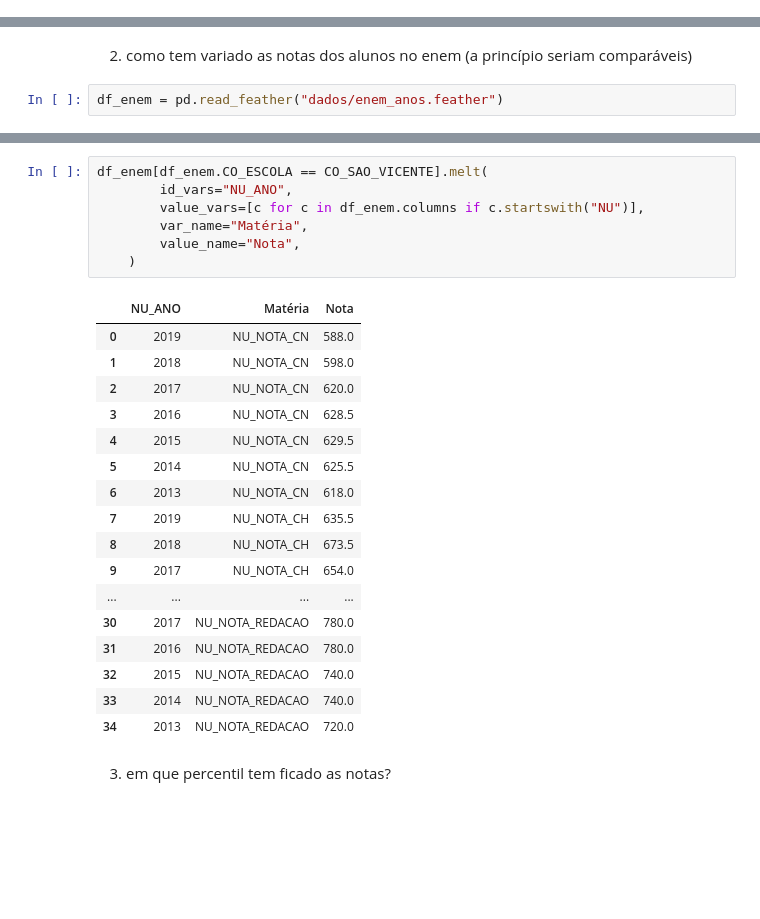
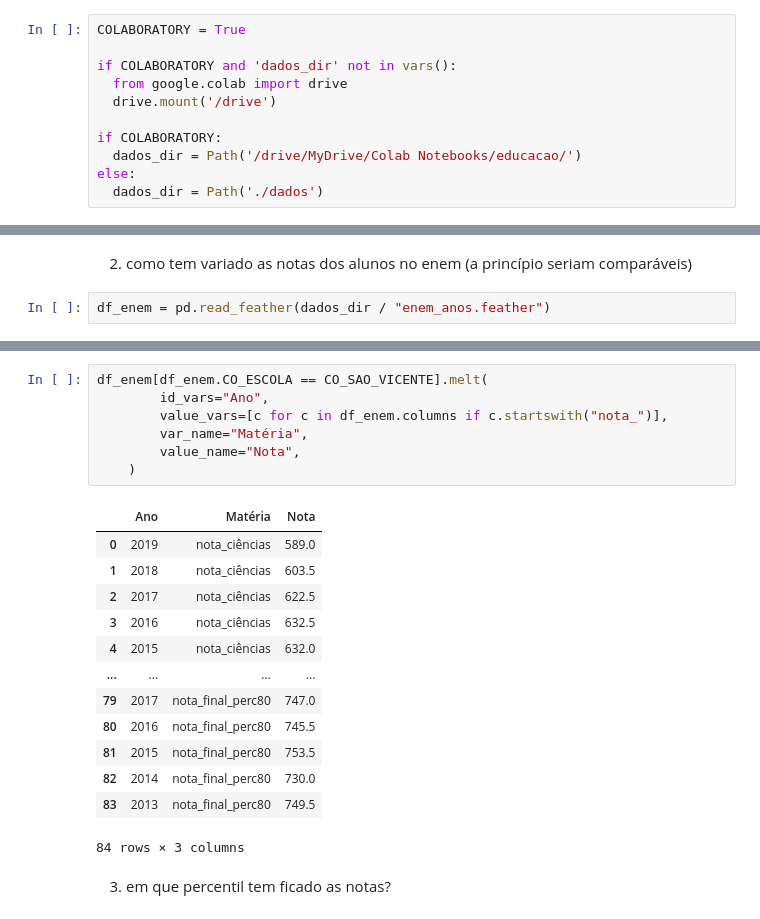
Before and after one commit to pauloneves/educacao, a Jupyter notebook: 07_csvp_altair.ipynb, the cells around one changed output, grey strips where cells are left out. Cells and saved outputs as stored; diff of their text form; blank space fills up the shorter version.

Commit message:
Adapta código para colaboratory + tema altair

```diff
--- a/07_csvp_altair.ipynb
+++ b/07_csvp_altair.ipynb
@@ -20,0 +162,11 @@ ANO_ULT = 2019  # último ano a processar
+# %%
+COLABORATORY = True
+
+if COLABORATORY and 'dados_dir' not in vars():
+  from google.colab import drive
+  drive.mount('/drive')
+
+if COLABORATORY:
+  dados_dir = Path('/drive/MyDrive/Colab Notebooks/educacao/')
+else:
+  dados_dir = Path('./dados')
@@ -145,7 +297,7 @@ line_chart(df_sv_periodo_no) & line_chart(df_sv_periodo_per)
 # %% [markdown]
 2. como tem variado as notas dos alunos no enem (a princípio seriam comparáveis)
 # %%
-df_enem = pd.read_feather("dados/enem_anos.feather")
+df_enem = pd.read_feather(dados_dir / "enem_anos.feather")
 # %%
 df_enem.head()
 # %% [output]
@@ -191,27 +352,23 @@ materias
 # %%
 df_enem[df_enem.CO_ESCOLA == CO_SAO_VICENTE].melt(
-        id_vars="NU_ANO",
-        value_vars=[c for c in df_enem.columns if c.startswith("NU")],
+        id_vars="Ano",
+        value_vars=[c for c in df_enem.columns if c.startswith("nota_")],
         var_name="Matéria",
         value_name="Nota",
     )
 # %% [output]
-|  | NU_ANO | Matéria | Nota |
-| 0 | 2019 | NU_NOTA_CN | 588.0 |
-| 1 | 2018 | NU_NOTA_CN | 598.0 |
-| 2 | 2017 | NU_NOTA_CN | 620.0 |
-| 3 | 2016 | NU_NOTA_CN | 628.5 |
-| 4 | 2015 | NU_NOTA_CN | 629.5 |
-| 5 | 2014 | NU_NOTA_CN | 625.5 |
-| 6 | 2013 | NU_NOTA_CN | 618.0 |
-| 7 | 2019 | NU_NOTA_CH | 635.5 |
-| 8 | 2018 | NU_NOTA_CH | 673.5 |
-| 9 | 2017 | NU_NOTA_CH | 654.0 |
+|  | Ano | Matéria | Nota |
+| 0 | 2019 | nota_ciências | 589.0 |
+| 1 | 2018 | nota_ciências | 603.5 |
+| 2 | 2017 | nota_ciências | 622.5 |
+| 3 | 2016 | nota_ciências | 632.5 |
+| 4 | 2015 | nota_ciências | 632.0 |
 | ... | ... | ... | ... |
-| 30 | 2017 | NU_NOTA_REDACAO | 780.0 |
-| 31 | 2016 | NU_NOTA_REDACAO | 780.0 |
-| 32 | 2015 | NU_NOTA_REDACAO | 740.0 |
-| 33 | 2014 | NU_NOTA_REDACAO | 740.0 |
-| 34 | 2013 | NU_NOTA_REDACAO | 720.0 |
+| 79 | 2017 | nota_final_perc80 | 747.0 |
+| 80 | 2016 | nota_final_perc80 | 745.5 |
+| 81 | 2015 | nota_final_perc80 | 753.5 |
+| 82 | 2014 | nota_final_perc80 | 730.0 |
+| 83 | 2013 | nota_final_perc80 | 749.5 |
+84 rows × 3 columns
 # %% [markdown]
 3. em que percentil tem ficado as notas?
```
Also changed, not shown: parts of 11 cells of this notebook.
